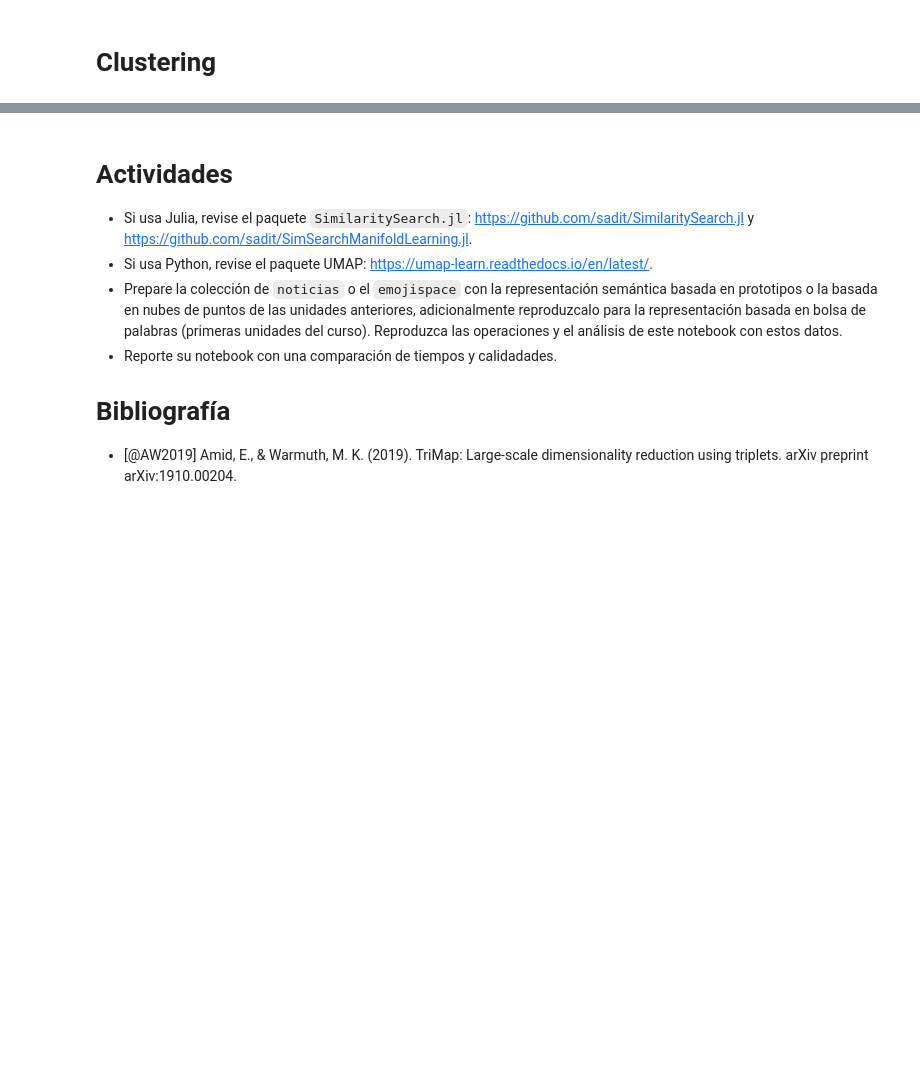
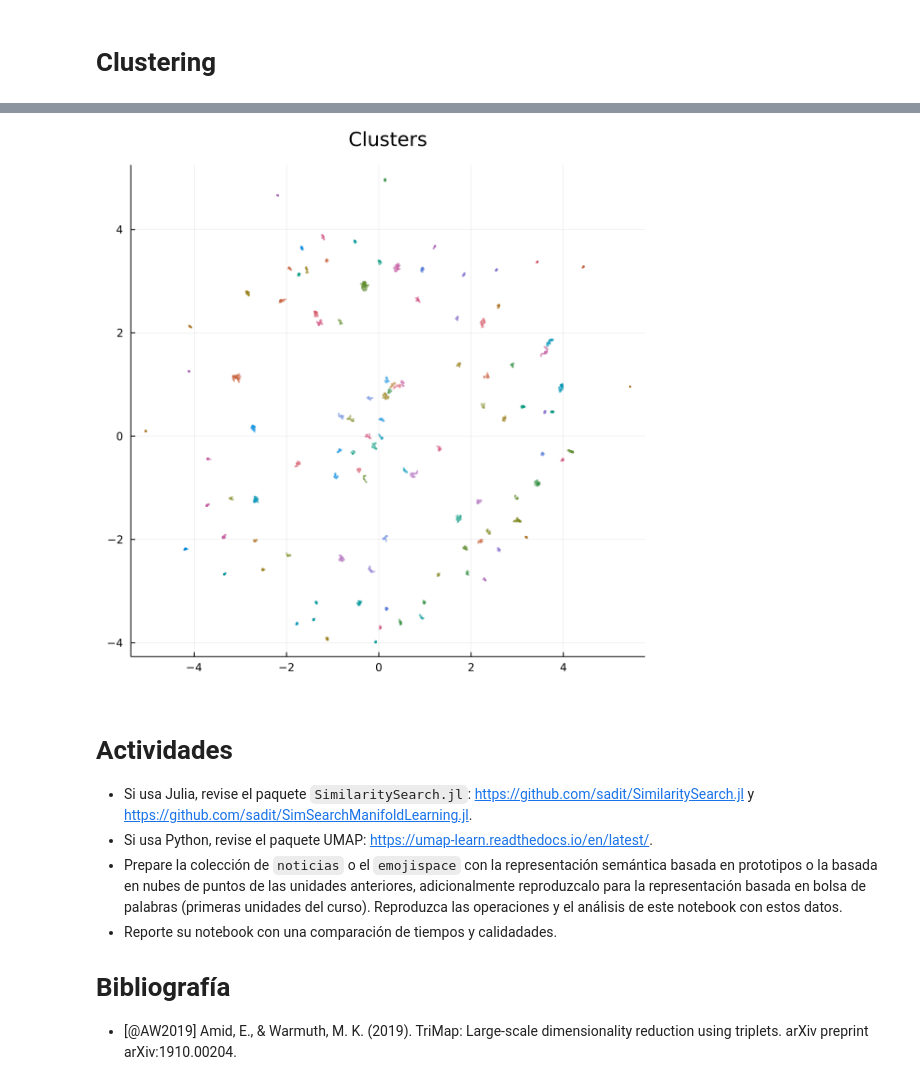
Before and after one commit to sadit/IR-2022, a Jupyter notebook: Unidades/u08.ipynb, the cells around one changed output, grey strips where cells are left out. Cells and saved outputs as stored; diff of their text form; code cells hidden in the pictures; blank space fills up the shorter version.

```diff
--- a/Unidades/u08.ipynb
+++ b/Unidades/u08.ipynb
@@ -126,3 +391,7 @@ plot_umap(e2, e3)
+# %%
+plot!(title="Clusters")
+# %% [output]
+[figure, added]
 # %% [markdown]
 
 # Actividades
```
Also changed, not shown: parts of 8 cells of this notebook, 1 other file.
